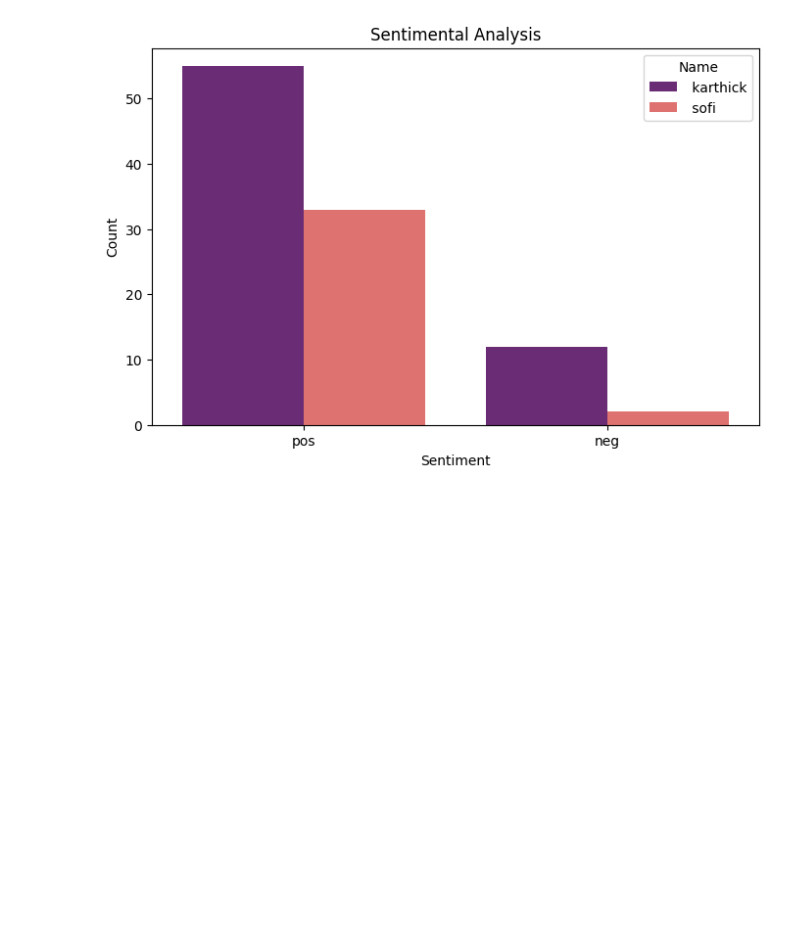
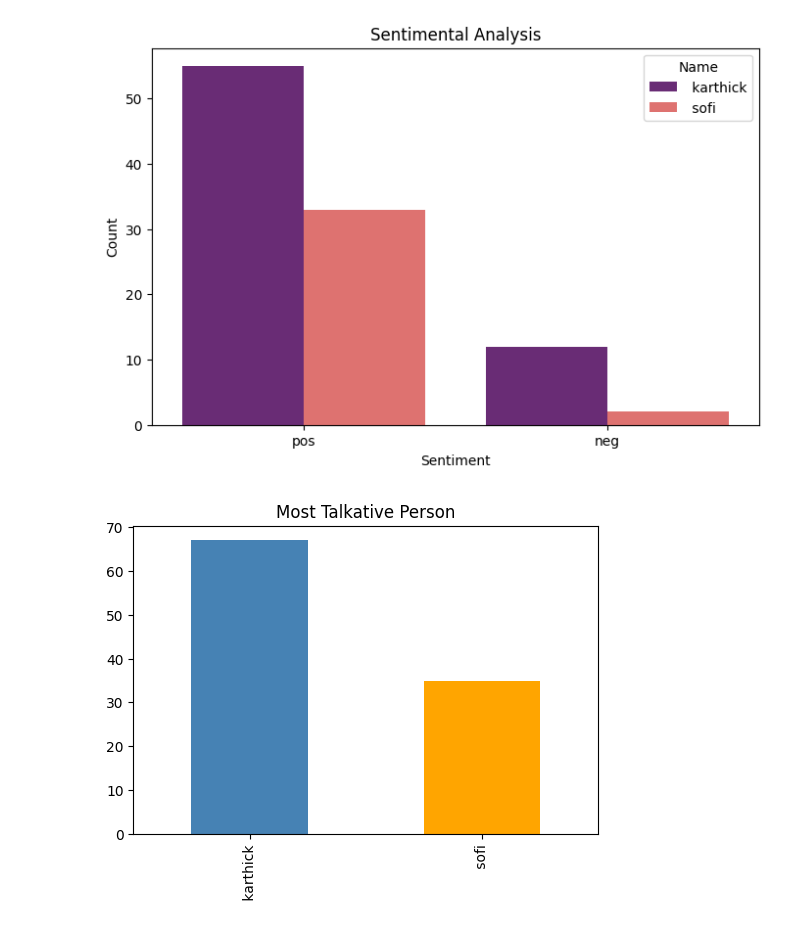
Before and after one commit to jeni0112/Natural-Language-Processing, a Jupyter notebook: Assgn_Flirt_Prediction.ipynb, the cells around one changed output. Saved outputs shown, nothing was run; the diff lists cells and outputs as text; code cells hidden in the pictures; blank space fills up the shorter version.

```diff
--- a/Assgn_Flirt_Prediction.ipynb
+++ b/Assgn_Flirt_Prediction.ipynb
@@ -475,3 +485,14 @@ plt.ylabel("Count")
 plt.show()
 # %% [output]
 [figure]
+# %%
+
+msg_count = df["Name"].value_counts()
+
+plt.figure(figsize=(6,4))
+msg_count.plot(kind= "bar", color=["steelblue","orange"])
+
+plt.title("Most Talkative Person")
+plt.show()
+# %% [output]
+[figure, added]
```
Also changed, not shown: parts of 2 cells of this notebook.
